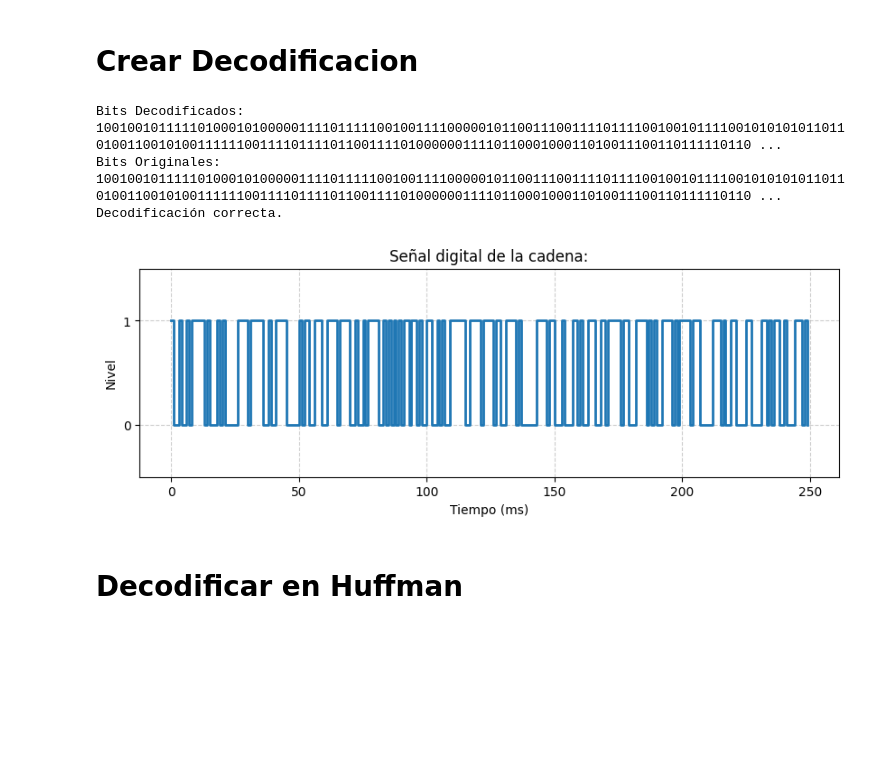
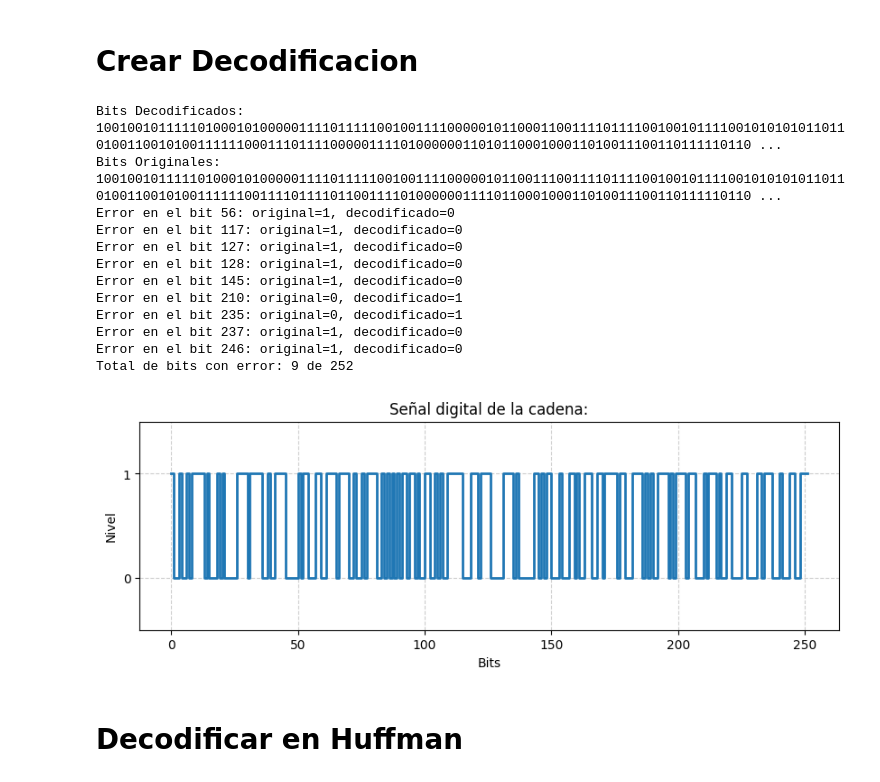
Before and after one commit to jbcgames/Laboratorio_1_Procesamiento, a Jupyter notebook: Proyecto_4QAM.ipynb, the cells around one changed output. Drawn from its saved outputs; the diff is of its cells as text; code cells hidden in the pictures; blank space fills up the shorter version.

```diff
--- a/Proyecto_4QAM.ipynb
+++ b/Proyecto_4QAM.ipynb
@@ -29,7 +29,7 @@ def _build_huffman_tree(message: str) -> _Node:
         raise ValueError("El mensaje no puede ser vacío.")
 
     freq = Counter(message)
-    pq, tie = [], count()
+    pq, tie = [], count() # generador de orden para desempates
     for ch, f in freq.items():
         # (frecuencia, orden, nodo)
         heapq.heappush(pq, (f, next(tie), _Node(f, char=ch)))
@@ -76,8 +76,6 @@ def huffman_encode(message: str):
     root = _build_huffman_tree(message)
     codes = _build_codes(root)
     bits = "".join(codes[ch] for ch in message)
-    #Agregar un bit en 0 al final para evitar problemas en la decodificación
-    bits += "0"
     return bits, codes
 
 def huffman_decode(bits: str, codes: dict) -> str:
@@ -87,7 +85,6 @@ def huffman_decode(bits: str, codes: dict) -> str:
     if not bits and codes:
         return ""  # nada que decodificar
 
-    # Para decodificar eficientemente, invertimos el diccionario
     inv = {code: ch for ch, code in codes.items()}
 
     out = []
@@ -102,8 +99,12 @@ def huffman_decode(bits: str, codes: dict) -> str:
     return "".join(out)
 
 msg = "En algun lugar de la Mancha, de cuyo nombre no quiero acordarme"
+print(len(msg)*8)
 bits, codes = huffman_encode(msg)
 print("Bits:", bits)
 print("Códigos:", codes)
-print("Decodificado:", huffman_decode(bits[:len(bits)-1], codes))
+print(len(bits))
+print("Decodificado:", huffman_decode(bits[:len(bits)], codes))
+# Agregar 3 bits adificonales en 1 para evitar errores en la decodificacion
+bits += '111'
 # %% [output]
@@ -131,7 +134,7 @@ def graficar_bits(bits):
     plt.step(t, y, where='post', linewidth=2)
     plt.ylim(-0.5, 1.5)
     plt.yticks([0, 1])
-    plt.xlabel('Tiempo (ms)')
+    plt.xlabel('Bits')
     plt.ylabel('Nivel')
     plt.title(f'Señal digital de la cadena:')
     plt.grid(True, which='both', linestyle='--', alpha=0.6)
@@ -197,10 +200,10 @@ print(señales_4QAM)
 # %%
 # crear portadora de 4Mhz y sus desfases
-fs = 100000000  # frecuencia de muestreo 1MHz
-fc = 4000000  # frecuencia de la portadora 4MHz
+fs = 150000000  # frecuencia de muestreo 1MHz
+fc = 4800000  # frecuencia de la portadora 4MHz
 # Calcular compensacion de fase para la modulacion se de en fase 0 en el inicio de la señal
 compensacion = 0
-t_portadora = np.arange(0, len(t)/1000, 1/fs)
+t_portadora = np.arange(0, len(t)/48000, 1/fs)
 portadora_I = np.cos(2 * np.pi * fc * t_portadora+ compensacion)
 portadora_Q = np.sin(2 * np.pi * fc * t_portadora+ compensacion)
 portadora_Minus_I = np.cos(2 * np.pi * fc * t_portadora+ np.pi + compensacion)
@@ -213,7 +216,7 @@ plt.plot(t_portadora[:50], portadora_Minus_I[:50], label='Portadora -I ', linest
 plt.plot(t_portadora[:50], portadora_Minus_Q[:50], label='Portadora -Q ', linestyle='--')
 plt.xlabel('Tiempo (s)')
 plt.ylabel('Amplitud')
-plt.title('Portadoras I y Q a 4MHz')
+plt.title('Portadoras I y Q a 4.8MHz')
 plt.legend()
 plt.grid(True)
 plt.show()
@@ -399,28 +463,50 @@ plt.show()
 # %%
 # Crear decodificación de bits sabiendo que:
 #        '00': (-1, -1), -> -I, -Q
 #        '01': (-1, 1), -> -I, +Q
 #        '10': (1, -1), -> +I, -Q
 #        '11': (1, 1) -> +I, +Q
 decodificacion = {
     (-1, -1): '00',
     (-1, 1): '01',
     (1, -1): '10',
     (1, 1): '11'
 }
-bits_decodificados = ''.join(decodificacion[s] for s in señales_est)
+# Decodificar los bits a partir de las integrales
+bits_decodificados = ''
+for i in range(len(integral_I)):
+    I = 1 if integral_I[i] > 0 else -1
+    Q = 1 if integral_Q[i] > 0 else -1
+    bits_decodificados += decodificacion[(I, Q)]
 print("Bits Decodificados:", bits_decodificados[:len(bits_decodificados)-1])
 print("Bits Originales:   ", bits[:len(bits)-1])
 # verificar si los bits decodificados coinciden con los originales
-if bits_decodificados[:len(bits)] == bits:
-    print("Decodificación correcta.")
+error_count = 0
+for i in range(min(len(bits), len(bits_decodificados))):
+    if bits[i] != bits_decodificados[i]:
+        print(f"Error en el bit {i}: original={bits[i]}, decodificado={bits_decodificados[i]}")
+        error_count += 1
+if error_count == 0:
+    print("Todos los bits decodificados coinciden con los originales.")
+else:
+    print(f"Total de bits con error: {error_count} de {min(len(bits), len(bits_decodificados))}")
+
 # Graficar bits decodificados
 t_decod, señal_decod = graficar_bits(bits_decodificados)
 # %% [output]
-Bits Decodificados: 100100101111101000101000001111011111001001111000001011001110011110111100100101111001010101011011010011001010011111100111101111011001111010000001111011000100011010011100110111110110 ...
+Bits Decodificados: 100100101111101000101000001111011111001001111000001011000110011110111100100101111001010101011011010011001010011111100011101111000001111010000001101011000100011010011100110111110110 ...
 Bits Originales:    100100101111101000101000001111011111001001111000001011001110011110111100100101111001010101011011010011001010011111100111101111011001111010000001111011000100011010011100110111110110 ...
-Decodificación correcta.
+Error en el bit 56: original=1, decodificado=0
+Error en el bit 117: original=1, decodificado=0
+Error en el bit 127: original=1, decodificado=0
+Error en el bit 128: original=1, decodificado=0
+Error en el bit 145: original=1, decodificado=0
+Error en el bit 210: original=0, decodificado=1
+Error en el bit 235: original=0, decodificado=1
+Error en el bit 237: original=1, decodificado=0
+Error en el bit 246: original=1, decodificado=0
+Total de bits con error: 9 de 252
-[figure, old version]
+[figure, new version]
 # %% [markdown]
 # Decodificar en Huffman
 # %%
```
Also changed, not shown: parts of 12 cells of this notebook, 1 other file.
